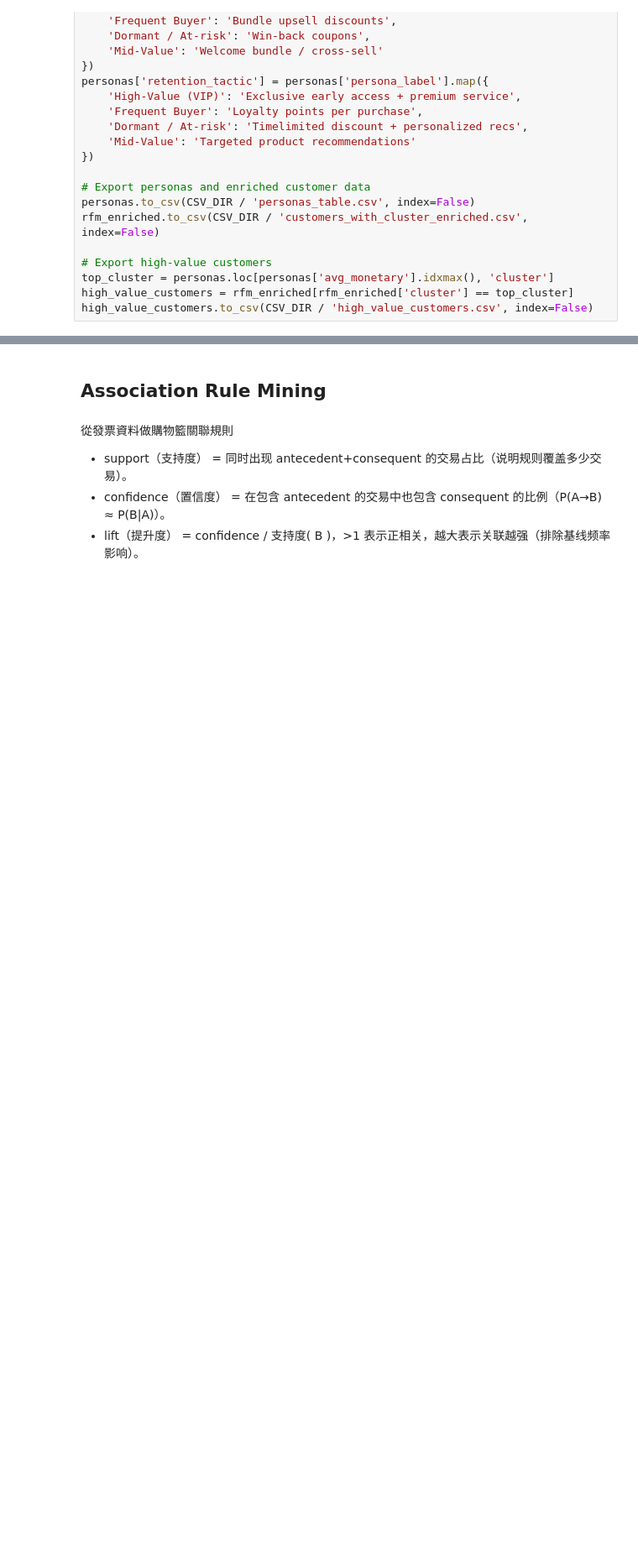
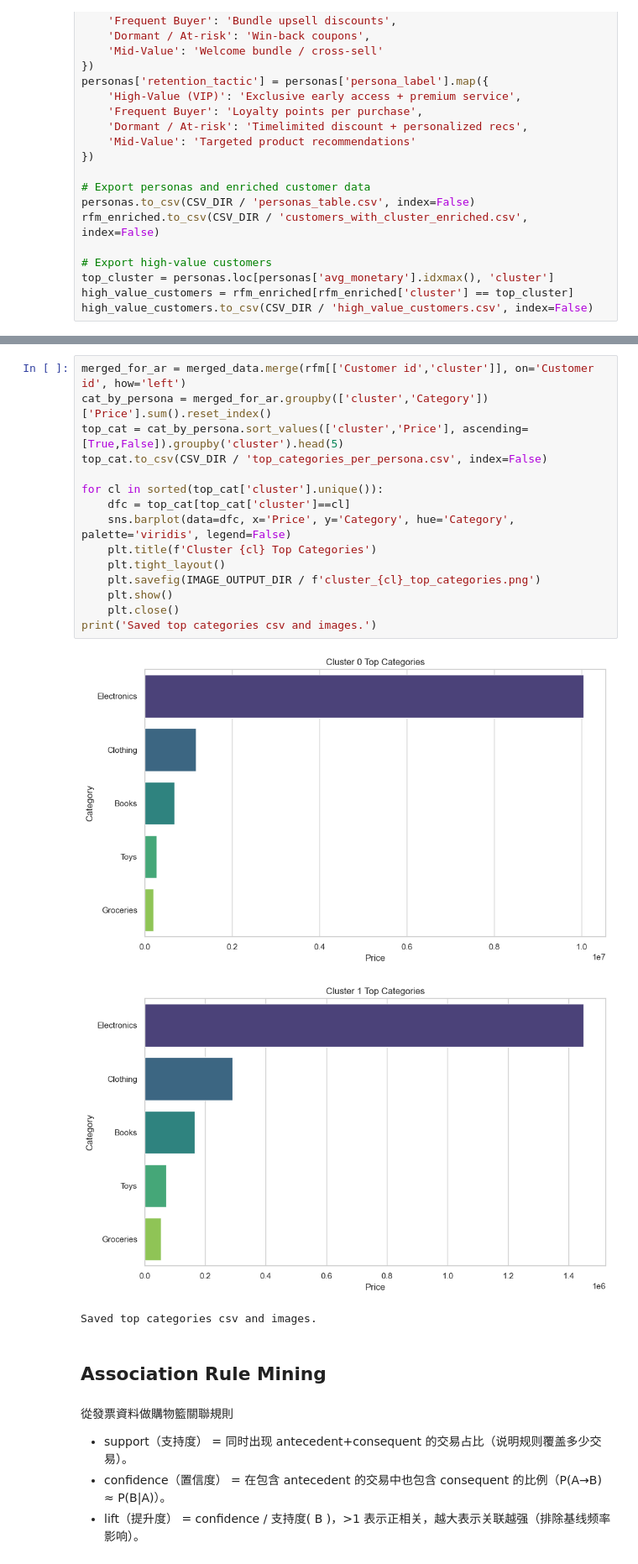
Before and after one commit to PolyU-Computer-Science/Year3-COMP3134-BI-Group-Project, a Jupyter notebook: Group_6.ipynb, the cells around one changed output, grey strips where cells are left out. Shown at 84% size. Drawn from its saved outputs; the diff is of its cells as text; blank space fills up the shorter version.

```diff
--- a/Group_6.ipynb
+++ b/Group_6.ipynb
@@ -601,3 +608,22 @@ high_value_customers.to_csv(CSV_DIR / 'high_value_customers.csv', index=False)
+# %%
+merged_for_ar = merged_data.merge(rfm[['Customer id','cluster']], on='Customer id', how='left')
+cat_by_persona = merged_for_ar.groupby(['cluster','Category'])['Price'].sum().reset_index()
+top_cat = cat_by_persona.sort_values(['cluster','Price'], ascending=[True,False]).groupby('cluster').head(5)
+top_cat.to_csv(CSV_DIR / 'top_categories_per_persona.csv', index=False)
+
+for cl in sorted(top_cat['cluster'].unique()):
+    dfc = top_cat[top_cat['cluster']==cl]
+    sns.barplot(data=dfc, x='Price', y='Category', hue='Category', palette='viridis', legend=False)
+    plt.title(f'Cluster {cl} Top Categories')
+    plt.tight_layout()
+    plt.savefig(IMAGE_OUTPUT_DIR / f'cluster_{cl}_top_categories.png')
+    plt.show()
+    plt.close()
+print('Saved top categories csv and images.')
+# %% [output]
+[figure, added]
+[figure, added]
+Saved top categories csv and images.
 # %% [markdown]
 ## Association Rule Mining
 # %% [markdown]
```
Also changed, not shown: parts of 18 cells of this notebook, 7 other files.
